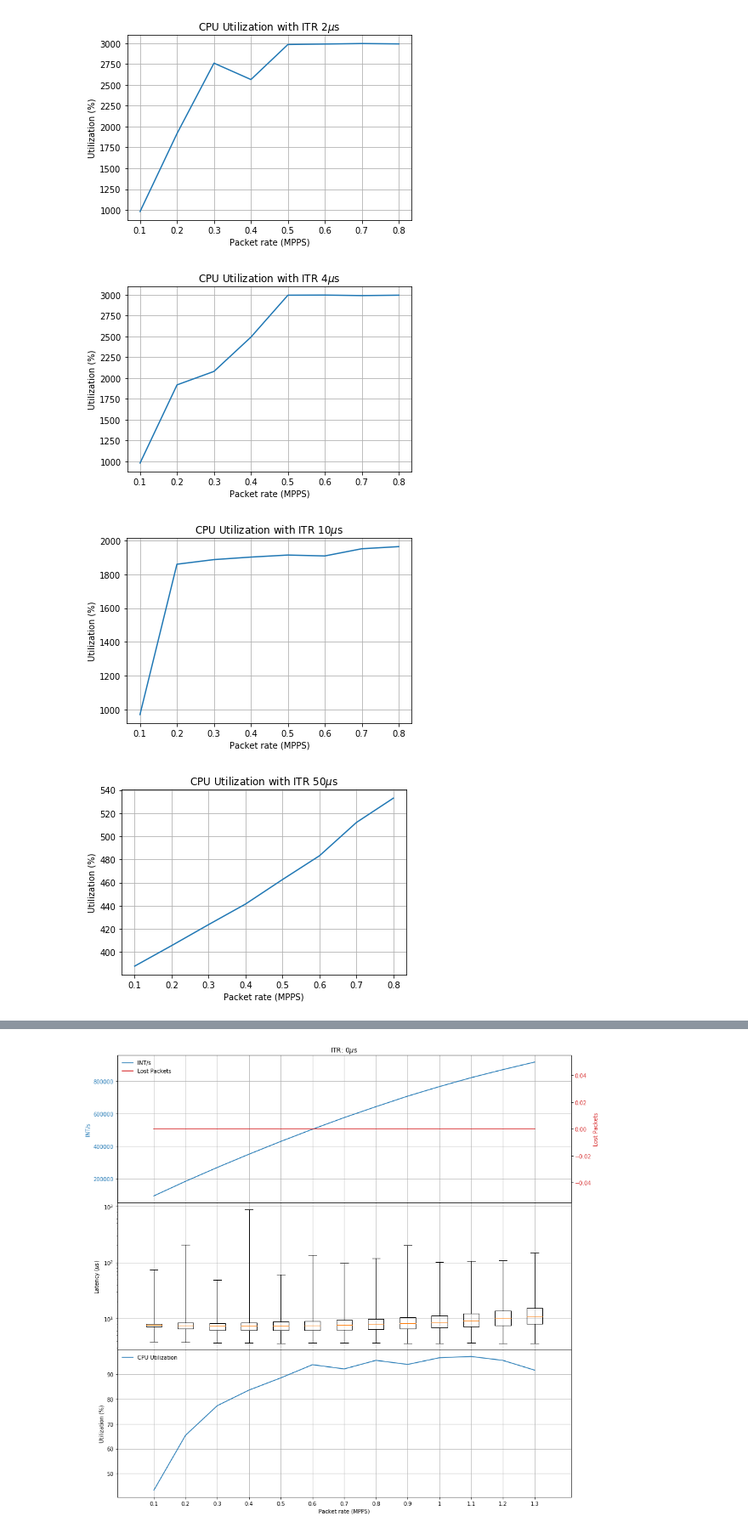
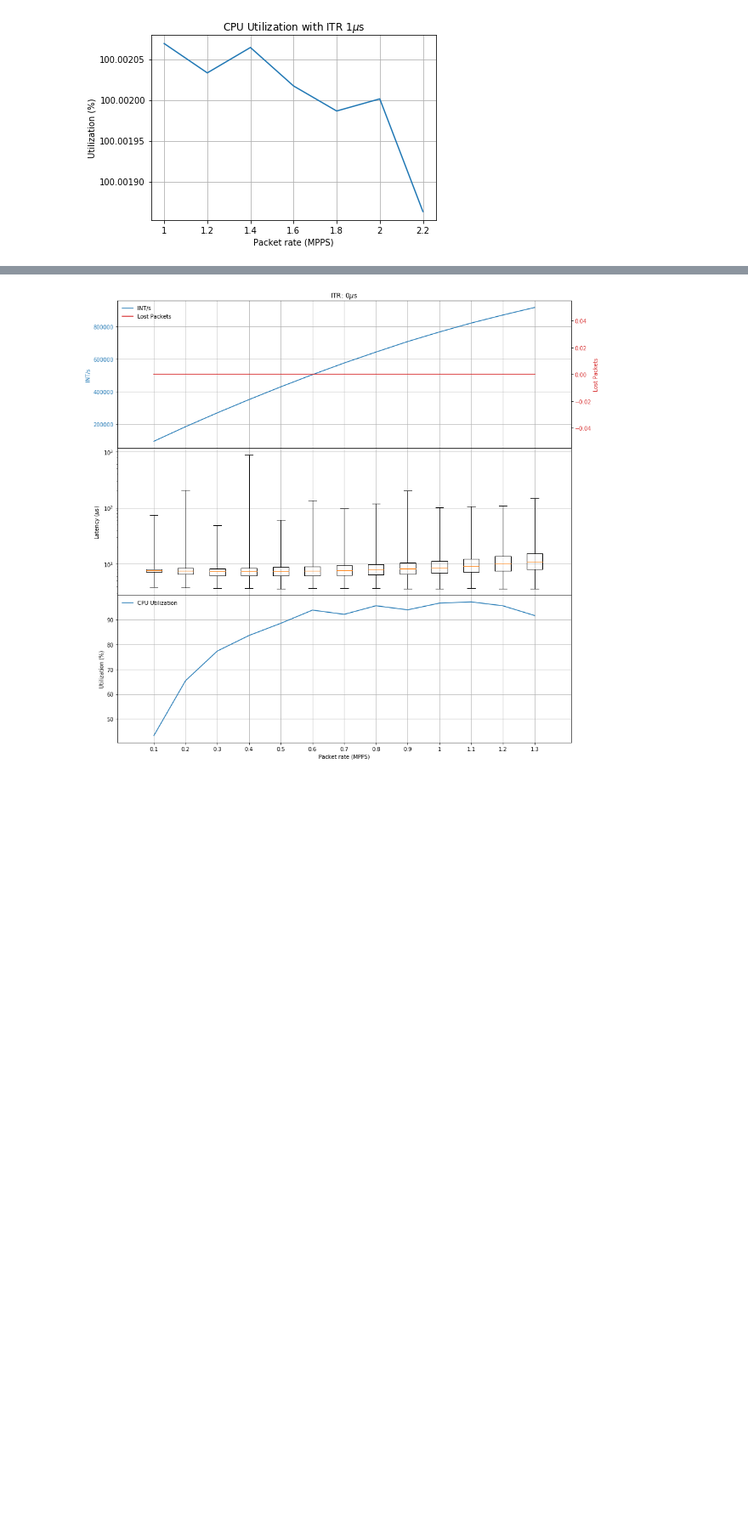
Before and after one commit to tzwickl/ixy, a Jupyter notebook: experiments/Experiment2.ipynb, the cells around one changed output, grey strips where cells are left out. Shown at 85% size. Saved outputs shown, nothing was run; the diff lists cells and outputs as text; code cells hidden in the pictures; blank space fills up the shorter version.

```diff
--- a/experiments/Experiment2.ipynb
+++ b/experiments/Experiment2.ipynb
@@ -29,8 +29,9 @@ Requirement already satisfied: setuptools in /usr/local/lib/python3.7/site-packa
 # %%
 # config
 #DIRS = ['/Users/tzwickl/Documents/TumStudy/MasterStudy/MasterThesis/TUM/InterruptsInUserSpaceDrivers/Experiments/Experiment1/Uniform/ITR']
-DIRS = ['/Users/tzwickl/Documents/TumStudy/MasterStudy/MasterThesis/TUM/InterruptsInUserSpaceDrivers/Experiments/Experiment2/Poisson/ITR']
-RUNTIME = 1
+#DIRS = ['/Users/tzwickl/Documents/TumStudy/MasterStudy/MasterThesis/TUM/InterruptsInUserSpaceDrivers/Experiments/Experiment2/Poisson/ITR']
+DIRS = ['/Users/tzwickl/Documents/TumStudy/MasterStudy/MasterThesis/TUM/InterruptsInUserSpaceDrivers/Experiments/Experiment2/Uniform/MonotonicTime']
+RUNTIME = 34
 CPU_FREQUENCY = 2.4 * (10**9)
 # %%
 # imports
@@ -103,8 +104,8 @@ for itr in fresults:
 # Plot CPU Util
 def plot_cpu_util(cpu_utils, rates, itr):
     fig, ax = plt.subplots()
+    ax.ticklabel_format(useOffset=False)
     ax.plot(rates, cpu_utils)
-
     ax.set(xlabel='Packet rate (MPPS)', ylabel='Utilization (%)',
            title='CPU Utilization with ITR ' + str(itr) + r'$\mu$s')
     ax.grid()
@@ -122,4 +123 @@ for itr in results:
-[figure, old version]
+[figure, new version]
-[figure, removed]
-[figure, removed]
-[figure, removed]
```
Also changed, not shown: parts of 6 cells of this notebook, 1 other file.
